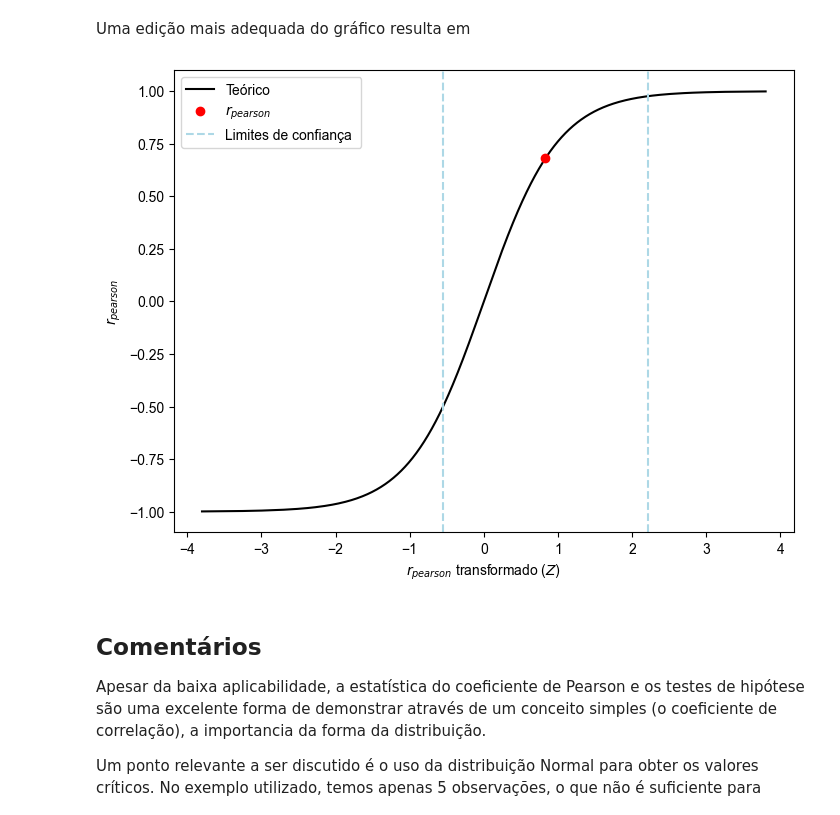
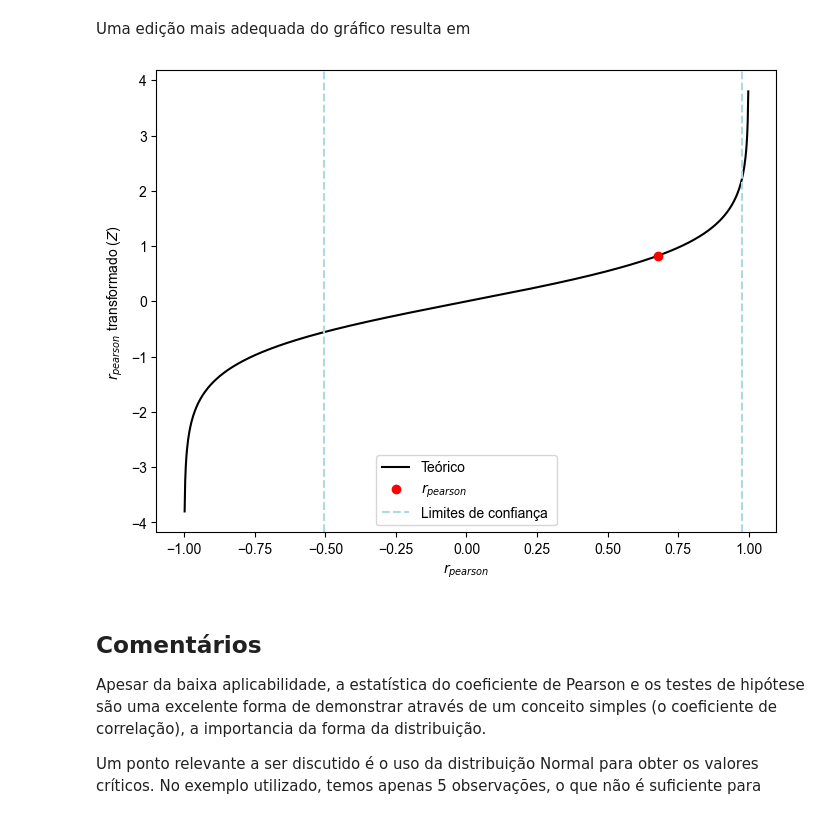
Before and after one commit to andersonmdcanteli/statistic, a Jupyter notebook: Python/pt-br/r-pearson/coeficiente-de-correlacao-(r-pearson).ipynb, the cells around one changed output. Saved outputs shown, nothing was run; the diff lists cells and outputs as text; code cells hidden in the pictures.

```diff
--- a/Python/pt-br/r-pearson/coeficiente-de-correlacao-(r-pearson).ipynb
+++ b/Python/pt-br/r-pearson/coeficiente-de-correlacao-(r-pearson).ipynb
@@ -339,16 +345,16 @@ plt.show()
 Uma edição mais adequada do gráfico resulta em
 # %%
 plt.figure(figsize=(8,6))
-plt.plot(r_values_z_scale, r_values, label="Teórico", c="k", zorder=-1)
-plt.scatter(r_pearson_z_scale, r_pearson, label="$r_{pearson}$", c="r")
-plt.axvline(x=ic_lower_z_scale, ymin=0, ymax=1, c="lightblue", ls="--", label="Limites de confiança ", )
-plt.axvline(x=ic_upper_z_scale, ymin=0, ymax=1, c="lightblue", ls="--")
-plt.xlabel("$r_{pearson}$ transformado ($Z$)")
-plt.ylabel("$r_{pearson}$")
+plt.plot(r_values, r_values_z_scale, label="Teórico", c="k", zorder=-1)
+plt.scatter(r_pearson, r_pearson_z_scale, label="$r_{pearson}$", c="r")
+plt.axvline(x=ic_lower, ymin=0, ymax=1, c="lightblue", ls="--", label="Limites de confiança ", )
+plt.axvline(x=ic_upper, ymin=0, ymax=1, c="lightblue", ls="--")
+plt.ylabel("$r_{pearson}$ transformado ($Z$)")
+plt.xlabel("$r_{pearson}$")
 plt.legend()
 plt.show()
 # %% [output]
-[figure, old version]
+[figure, new version]
 # %% [markdown]
 ## Comentários
 
```
Also changed, not shown: parts of 10 cells of this notebook.
